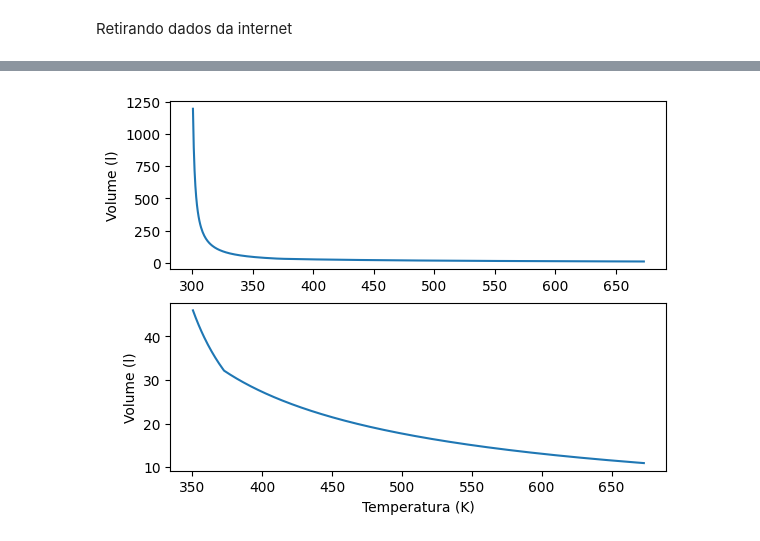
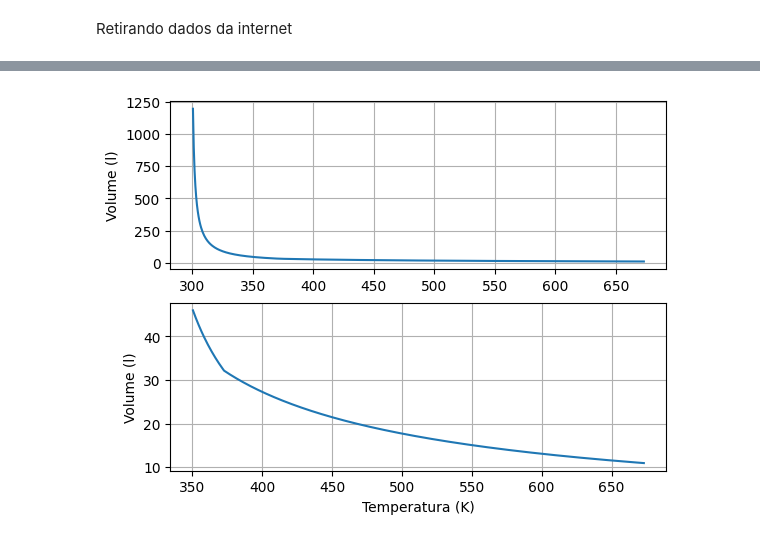
Before and after one commit to guilhermeilum/termo, a Jupyter notebook: desafio4_em_progresso.ipynb, the cells around one changed output, grey strips where cells are left out. Cells and saved outputs as stored; diff of their text form; code cells hidden in the pictures.

```diff
--- a/desafio4_em_progresso.ipynb
+++ b/desafio4_em_progresso.ipynb
@@ -701,20 +703,22 @@ def massa_agua(lista_int, Q, df):
 # %%
 temperatura = dados_isobaricos["Temperature (K)"][
     dados_isobaricos["Temperature (K)"] > 300
 ]
 H = 1e7#valor errado, vou mudar
 lista_massa = massa_agua(temperatura, H, dados_isobaricos)
 
 temperatura_corte = temperatura[temperatura>350]
 massa_corte =  massa_agua(temperatura_corte, H, dados_isobaricos)
 
 fig, axs = plt.subplots(2)
 axs[0].plot(temperatura, lista_massa)
 axs[1].plot(temperatura_corte,massa_corte)
 
 axs[0].set(ylabel ="Volume (l)")
 axs[1].set(ylabel ="Volume (l)")
 axs[1].set(xlabel="Temperatura (K)")
+axs[0].grid()
+axs[1].grid()
 plt.show()
 # %% [output]
-[figure, old version]
+[figure, new version]
```
Also changed, not shown: parts of 2 cells of this notebook.
